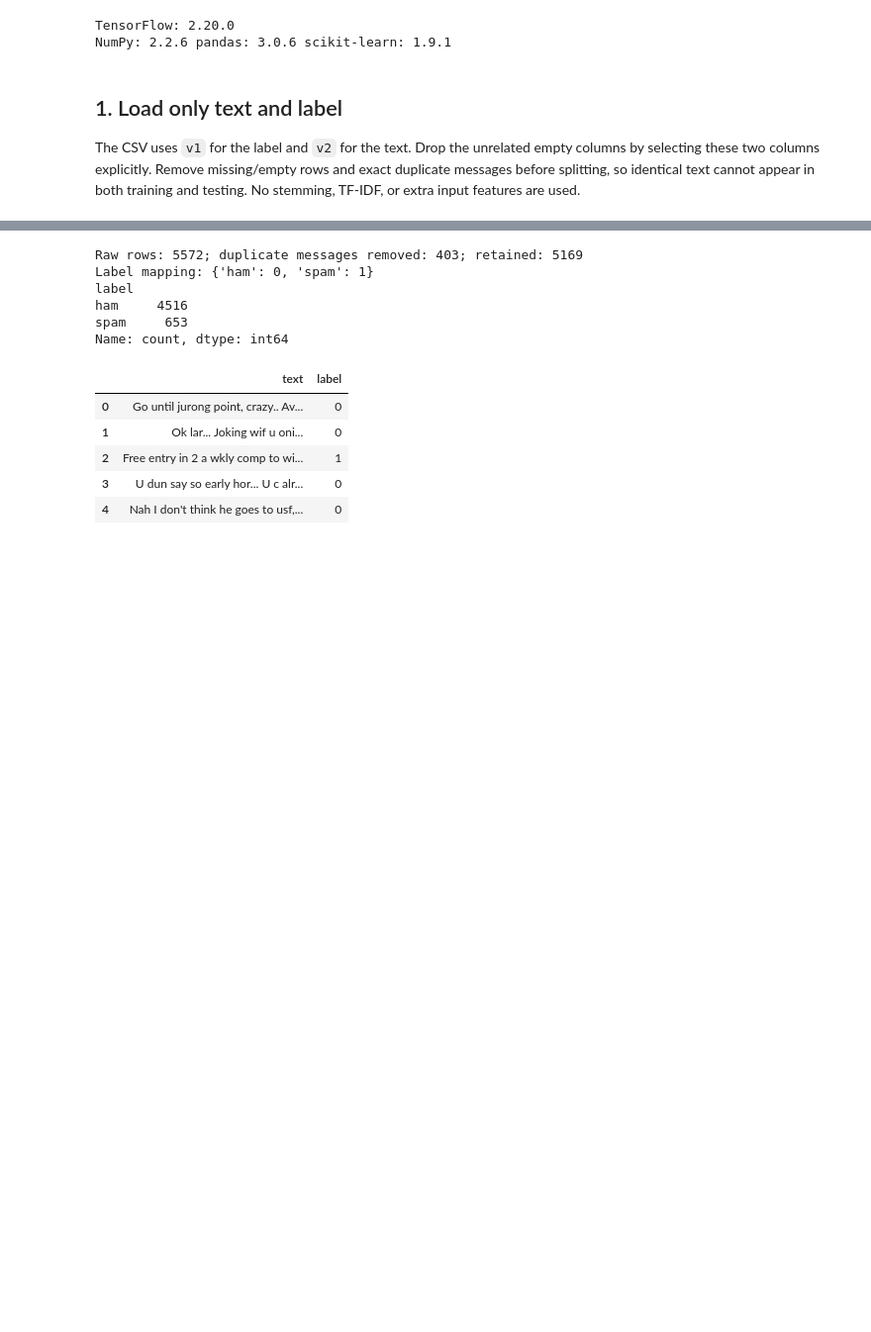
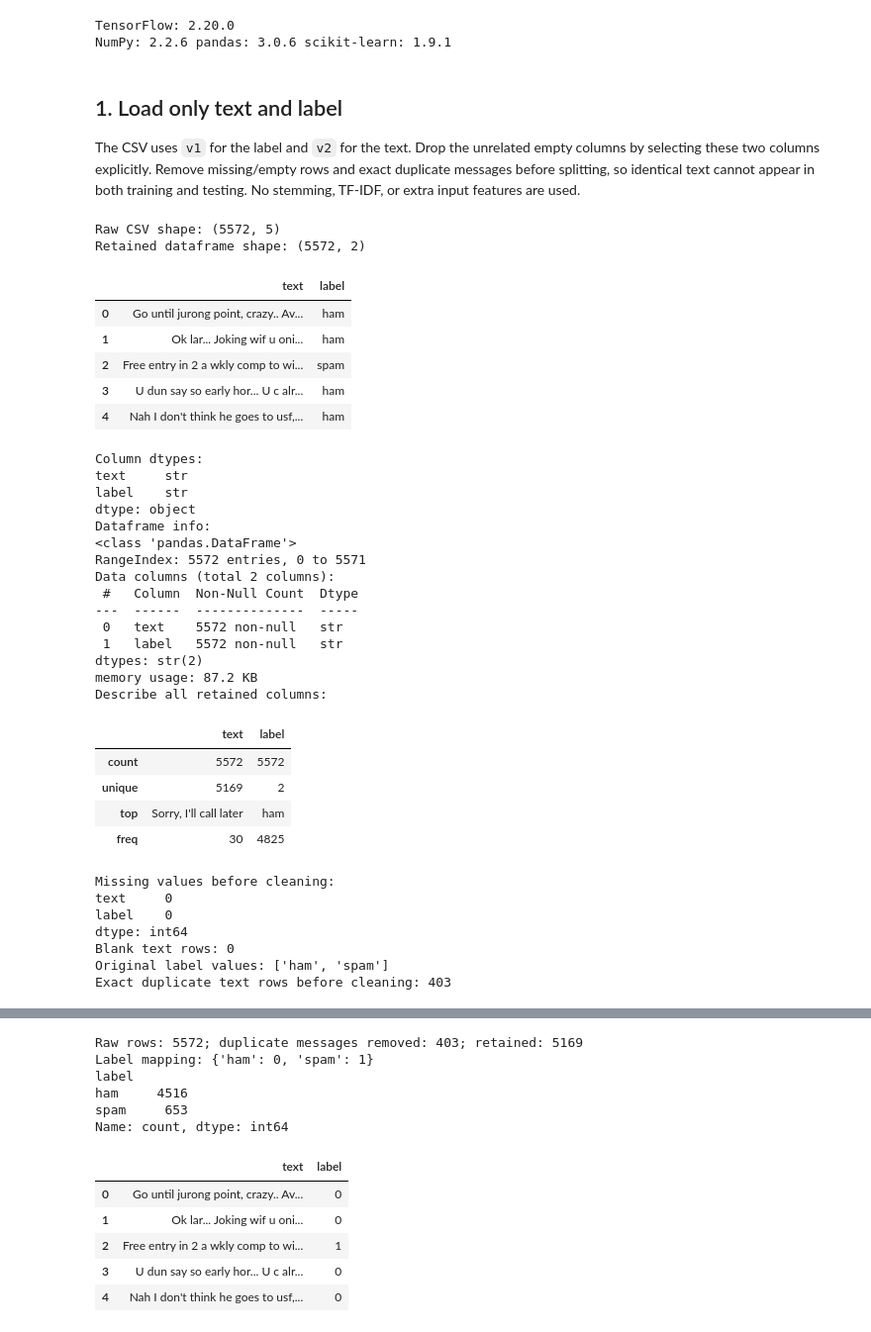
Before and after one commit to Bhanupriyacn/dev-week2-sms-text-classification, a Jupyter notebook: simple-rnn/Simple_RNN_SMS_Text_Classification_SUBMIT.ipynb, the cells around one changed output, grey strips where cells are left out. Shown at 99% size. Cells and saved outputs as stored; diff of their text form; code cells hidden in the pictures; blank space fills up the shorter version.

```diff
--- a/simple-rnn/Simple_RNN_SMS_Text_Classification_SUBMIT.ipynb
+++ b/simple-rnn/Simple_RNN_SMS_Text_Classification_SUBMIT.ipynb
@@ -52,3 +62,68 @@ The CSV uses `v1` for the label and `v2` for the text. Drop the unrelated empty
 columns by selecting these two columns explicitly. Remove missing/empty rows
 and exact duplicate messages before splitting, so identical text cannot appear
 in both training and testing. No stemming, TF-IDF, or extra input features are used.
+# %%
+candidates = [Path("spam.csv"), Path("data/spam.csv"), Path("data/sms_spam/spam.csv")]
+if Path("/kaggle/input").exists():
+    candidates = sorted(Path("/kaggle/input").rglob("spam.csv")) + candidates
+csv_path = next((path for path in candidates if path.is_file()), None)
+if csv_path is None:
+    import kagglehub
+    dataset_dir = Path(kagglehub.dataset_download("uciml/sms-spam-collection-dataset"))
+    csv_path = next(dataset_dir.rglob("spam.csv"))
+
+raw = pd.read_csv(csv_path, encoding="latin-1")
+df = raw[["v2", "v1"]].rename(columns={"v2": "text", "v1": "label"}).copy()
+raw_rows = len(df)
+print("Raw CSV shape:", raw.shape)
+print("Retained dataframe shape:", df.shape)
+display(df.head())
+print("Column dtypes:")
+print(df.dtypes)
+print("Dataframe info:")
+df.info()
+print("Describe all retained columns:")
+display(df.describe(include="all"))
+missing_before = df.isna().sum()
+blank_text_rows = int(df["text"].fillna("").str.strip().eq("").sum())
+print("Missing values before cleaning:")
+print(missing_before)
+print("Blank text rows:", blank_text_rows)
+print("Original label values:", sorted(df["label"].dropna().unique()))
+print("Exact duplicate text rows before cleaning:", int(df.duplicated(subset=["text"]).sum()))
+# %% [output]
+Raw CSV shape: (5572, 5)
+Retained dataframe shape: (5572, 2)
+|  | text | label |
+| 0 | Go until jurong point, crazy.. Av... | ham |
+| 1 | Ok lar... Joking wif u oni... | ham |
+| 2 | Free entry in 2 a wkly comp to wi... | spam |
+| 3 | U dun say so early hor... U c alr... | ham |
+| 4 | Nah I don't think he goes to usf,... | ham |
+Column dtypes:
+text     str
+label    str
+dtype: object
+Dataframe info:
+<class 'pandas.DataFrame'>
+RangeIndex: 5572 entries, 0 to 5571
+Data columns (total 2 columns):
+ #   Column  Non-Null Count  Dtype
+---  ------  --------------  -----
+ 0   text    5572 non-null   str
+ 1   label   5572 non-null   str
+dtypes: str(2)
+memory usage: 87.2 KB
+Describe all retained columns:
+|  | text | label |
+| count | 5572 | 5572 |
+| unique | 5169 | 2 |
+| top | Sorry, I'll call later | ham |
+| freq | 30 | 4825 |
+Missing values before cleaning:
+text     0
+label    0
+dtype: int64
+Blank text rows: 0
+Original label values: ['ham', 'spam']
+Exact duplicate text rows before cleaning: 403
```
Also changed, not shown: parts of 14 cells of this notebook.
